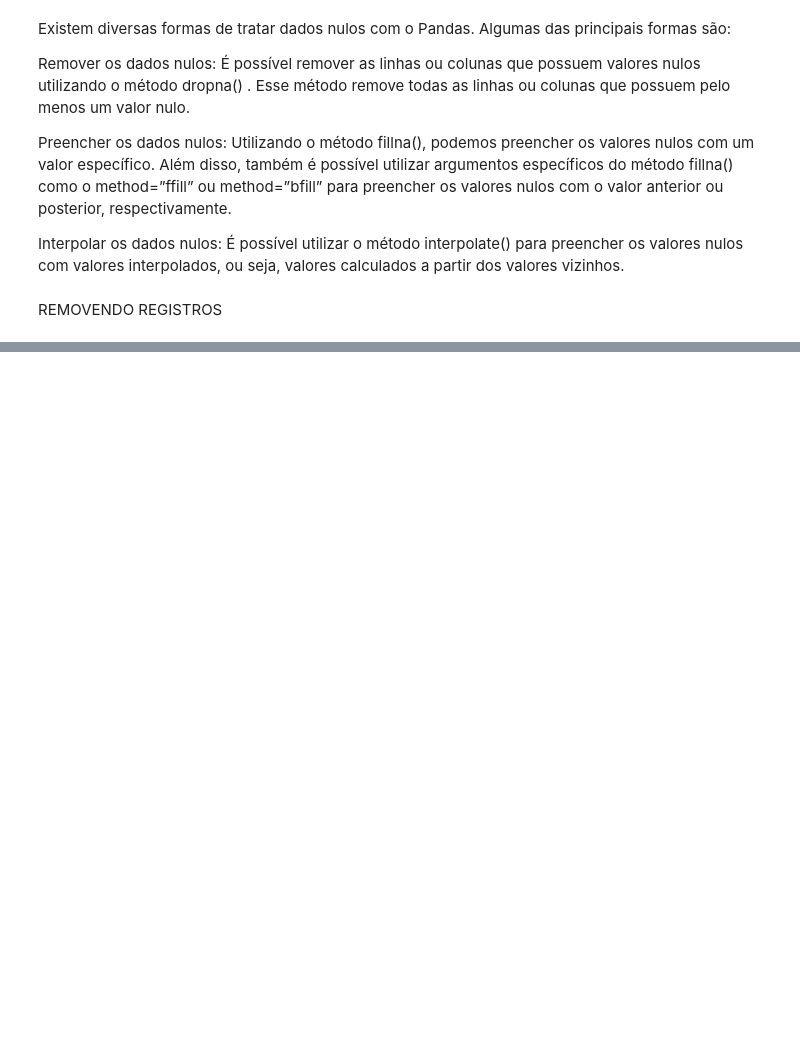
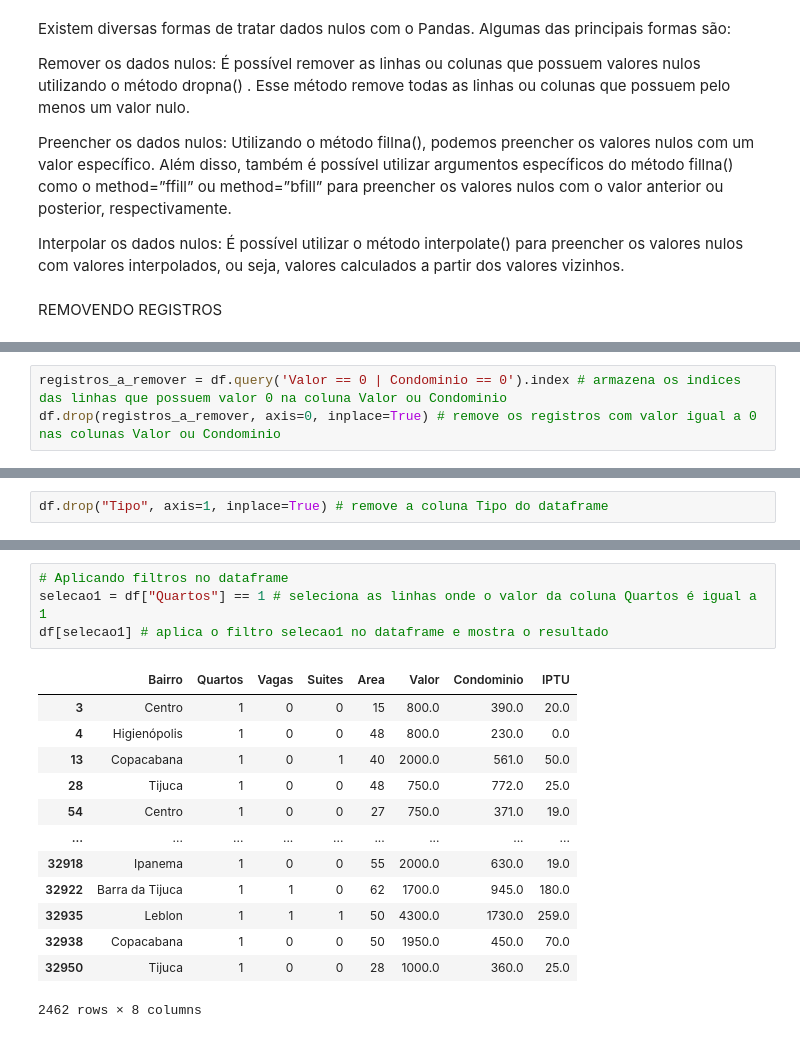
Before and after one commit to Iltonns/Estudo-e-Projetos-Alura, a Jupyter notebook: Python para Data Sciense/Pandas/Projeto Imobiliária.ipynb, the cells around one changed output, grey strips where cells are left out. Saved outputs shown, nothing was run; the diff lists cells and outputs as text; blank space fills up the shorter version.

```diff
--- a/Python para Data Sciense/Pandas/Projeto Imobiliária.ipynb
+++ b/Python para Data Sciense/Pandas/Projeto Imobiliária.ipynb
@@ -320,0 +327,3 @@ df.query('Valor == 0 or Condominio == 0')
+# %%
+registros_a_remover = df.query('Valor == 0 | Condominio == 0').index # armazena os indices das linhas que possuem valor 0 na coluna Valor ou Condominio
+df.drop(registros_a_remover, axis=0, inplace=True) # remove os registros com valor igual a 0 nas colunas Valor ou Condominio
@@ -320,0 +334,2 @@ df.query('Valor == 0 or Condominio == 0')
+# %%
+df.drop("Tipo", axis=1, inplace=True) # remove a coluna Tipo do dataframe
@@ -320,0 +364,18 @@ df.query('Valor == 0 or Condominio == 0')
+# %%
+# Aplicando filtros no dataframe
+selecao1 = df["Quartos"] == 1 # seleciona as linhas onde o valor da coluna Quartos é igual a 1
+df[selecao1] # aplica o filtro selecao1 no dataframe e mostra o resultado
+# %% [output]
+|  | Bairro | Quartos | Vagas | Suites | Area | Valor | Condominio | IPTU |
+| 3 | Centro | 1 | 0 | 0 | 15 | 800.0 | 390.0 | 20.0 |
+| 4 | Higienópolis | 1 | 0 | 0 | 48 | 800.0 | 230.0 | 0.0 |
+| 13 | Copacabana | 1 | 0 | 1 | 40 | 2000.0 | 561.0 | 50.0 |
+| 28 | Tijuca | 1 | 0 | 0 | 48 | 750.0 | 772.0 | 25.0 |
+| 54 | Centro | 1 | 0 | 0 | 27 | 750.0 | 371.0 | 19.0 |
+| ... | ... | ... | ... | ... | ... | ... | ... | ... |
+| 32918 | Ipanema | 1 | 0 | 0 | 55 | 2000.0 | 630.0 | 19.0 |
+| 32922 | Barra da Tijuca | 1 | 1 | 0 | 62 | 1700.0 | 945.0 | 180.0 |
+| 32935 | Leblon | 1 | 1 | 1 | 50 | 4300.0 | 1730.0 | 259.0 |
+| 32938 | Copacabana | 1 | 0 | 0 | 50 | 1950.0 | 450.0 | 70.0 |
+| 32950 | Tijuca | 1 | 0 | 0 | 28 | 1000.0 | 360.0 | 25.0 |
+2462 rows × 8 columns
```
Also changed, not shown: parts of 20 cells of this notebook, 5 other files.
